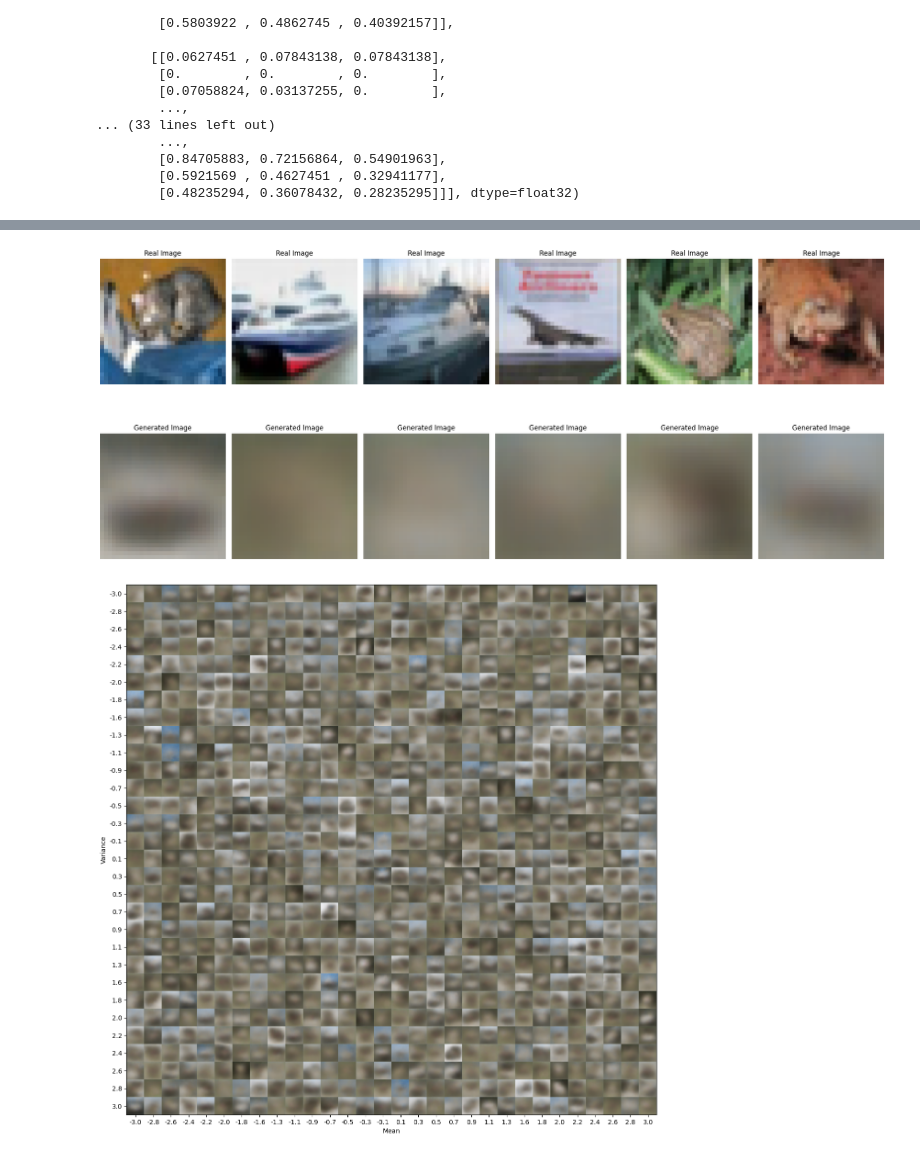
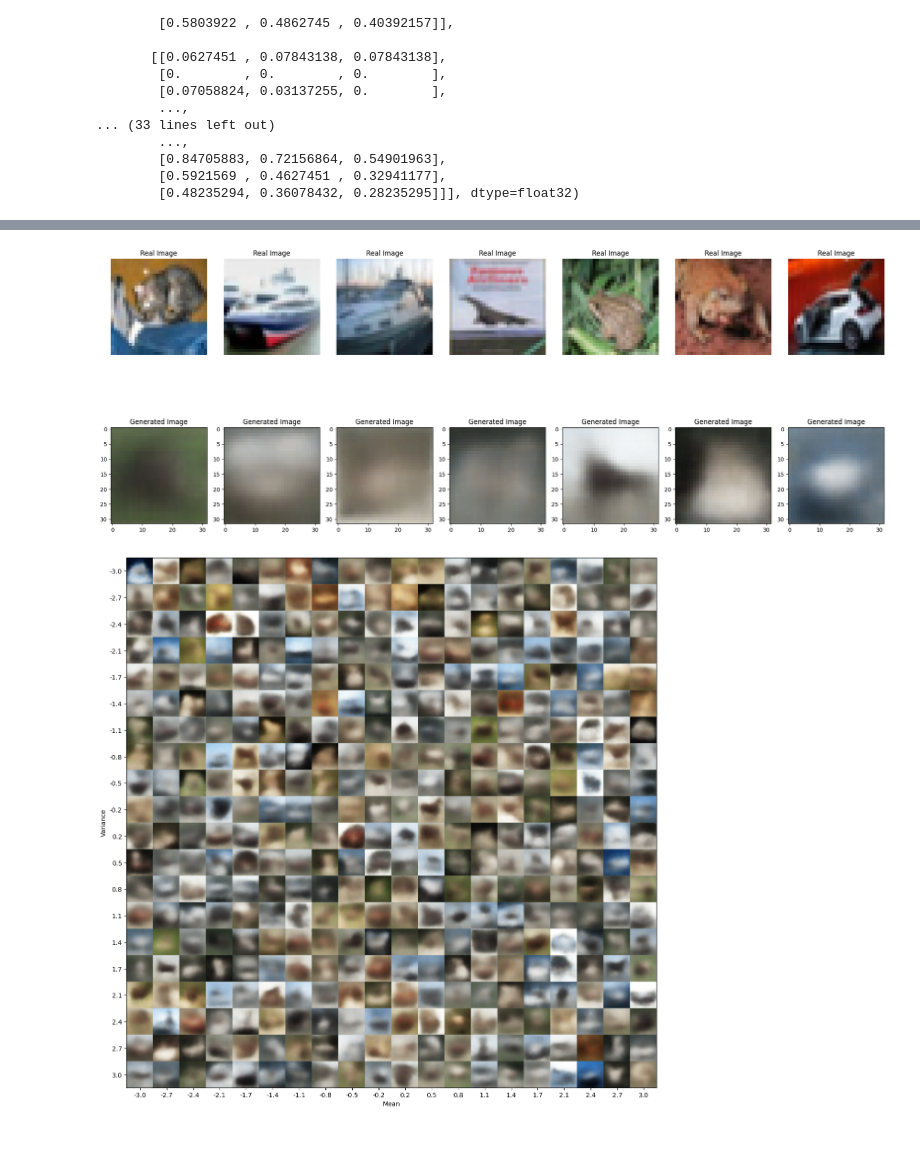
Before and after one commit to Umar-Waseem/vae-cifar-10, a Jupyter notebook: vae-cifar10.ipynb, the cells around one changed output, grey strips where cells are left out. Saved outputs shown, nothing was run; the diff lists cells and outputs as text; code cells hidden in the pictures.

```diff
--- a/vae-cifar10.ipynb
+++ b/vae-cifar10.ipynb
@@ -78,5 +126,4 @@ image_shape = x_train[0].shape
 # %%
 mse_loss = MeanSquaredError()
-kl_loss = KLDivergence()
 # %%
 class VAE(keras.Model):
@@ -179,6 +234,6 @@ class VAE(keras.Model):
             "kl_loss": self.kl_loss_tracker.result(),
         }
 # %%
-vae = VAE()
+vae = VAE(latent_dim, image_shape, 0.2)
 vae.decoder.summary()
 # %% [output]
@@ -230,7 +277,6 @@ Model: "sequential_2"
 # %%
+
+early_stopping = EarlyStopping(monitor='loss', patience=5, verbose=1)
 vae.compile(optimizer=keras.optimizers.Adam())
-early_stopping = EarlyStopping(monitor='loss', patience=10, verbose=1)
-history = vae.fit(x_train, epochs=30, batch_size=128, callbacks=[early_stopping])
-
-# print(history.history)
+history = vae.fit(x_train, epochs=150, batch_size=128, callbacks=[early_stopping])
 # %% [output]
@@ -284,5 +323,5 @@ plt.show()
 # %%
-num_images = 6
+num_images = 7
 # %%
 def generate_images_from_latent_vectors(vae, num_images_to_generate):
     # Generate random latent vectors
@@ -300,29 +339,29 @@ generated_images = generate_images_from_latent_vectors(vae, num_images)
 # %%
 def plot_real_and_generated_images(real_images, generated_images, num_images_to_generate):
     plt.figure(figsize=(20, 10))
 
     # Plot real images
     for i in range(num_images_to_generate):
         plt.subplot(2, num_images_to_generate, i + 1)
         plt.imshow(real_images[i])
         plt.title('Real Image')
         plt.axis('off')
 
     # Plot generated images
     for i in range(num_images_to_generate):
         plt.subplot(2, num_images_to_generate, num_images_to_generate + i + 1)
         plt.imshow(generated_images[i])
         plt.title('Generated Image')
-        plt.axis('off')
+        # plt.axis('off')
 
     plt.tight_layout()
     plt.show()
 
 
 # Plot real and generated images side by side vertically
 plot_real_and_generated_images(x_test[:num_images], generated_images, num_images)
 # %% [output]
-[figure, old version]
+[figure, new version]
 # %%
 from tqdm import tqdm
 
@@ -365,7 +404,7 @@ def suppress_stdout():
 
 latent_space = generate_latent_space(vae)
 # %%
-def plot_latent_space(generated_images, n=30, scale=3, figsize=15):
+def plot_latent_space(generated_images, n=20, scale=3, figsize=15):
     img_height = generated_images.shape[0] // n
 
     plt.figure(figsize=(figsize, figsize))
@@ -383,4 +422,4 @@ def plot_latent_space(generated_images, n=30, scale=3, figsize=15):
 
 plot_latent_space(latent_space)
 # %% [output]
-[figure, old version]
+[figure, new version]
```
Also changed, not shown: parts of 14 cells of this notebook, 1 other file.
